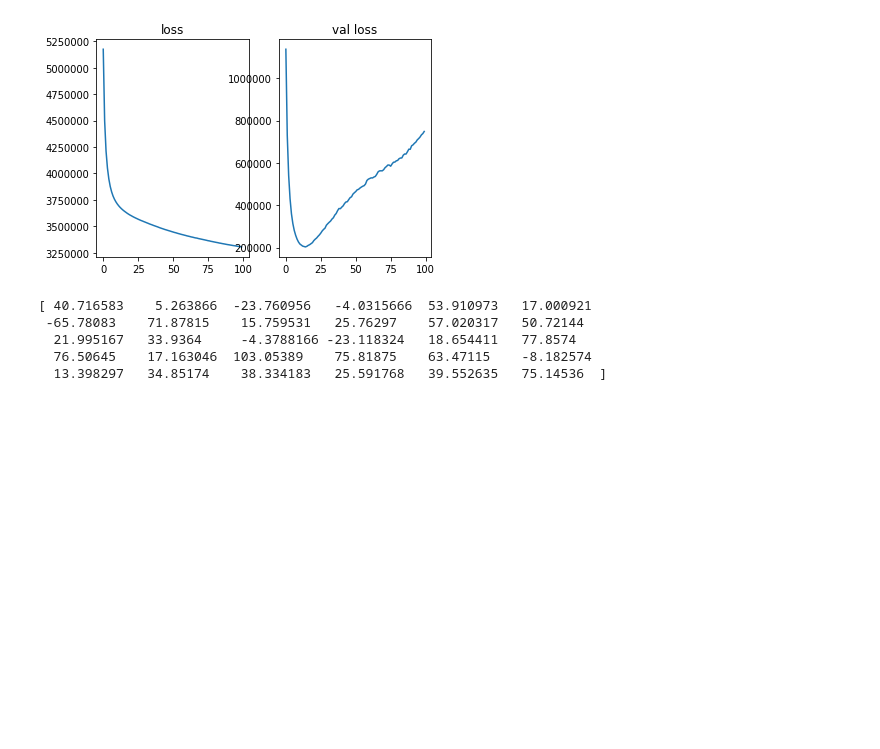
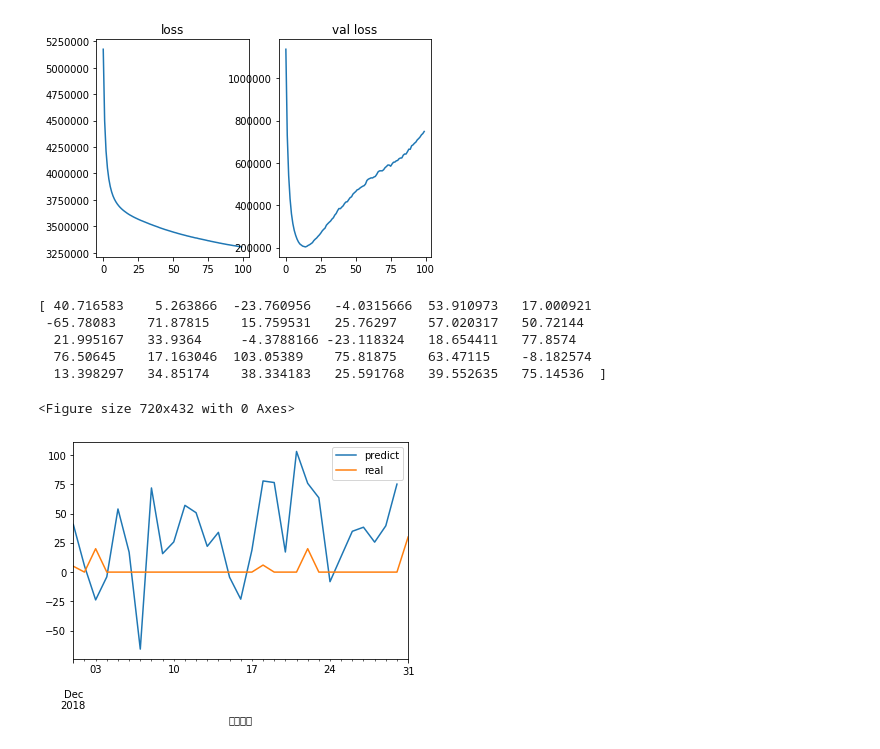
Before and after one commit to Jeremy35689/Visual-Analysis-midterm-project, a Jupyter notebook: VA Midterm Project.ipynb, the cells around one changed output. Drawn from its saved outputs; the diff is of its cells as text; code cells hidden in the pictures; blank space fills up the shorter version.

Commit message:
plot

```diff
--- a/VA Midterm Project.ipynb
+++ b/VA Midterm Project.ipynb
@@ -477,6 +477,6 @@ Epoch 100/100
 # %%
 model.save('stock_DNN_model.h5')
 # %%
-test = model.evaluate(valX, valY, batch_size=5)
-print("Test Result: ", test)
+test1 = model.evaluate(valX, valY, batch_size=5)
+print("Test Result: ", test1)
 # %% [output]
@@ -516,3 +516,21 @@ print(predict[0])
   21.995167   33.9364     -4.3788166 -23.118324   18.654411   77.8574
   76.50645    17.163046  103.05389    75.81875    63.47115    -8.182574
   13.398297   34.85174    38.334183   25.591768   39.552635   75.14536  ]
+# %%
+#plt.figure(figsize=(10, 6))
+#print(test)
+#test.plot()
+res = pd.DataFrame(columns = ['銷貨日期','sales'])
+for i in range(0,30):
+    res.loc[i,'sales'] = predict[0][i]
+    res.loc[i,'銷貨日期'] = test.index[i]
+
+res= res.set_index('銷貨日期')
+
+plt.figure(figsize=(10, 6))
+ax = res.plot()
+ax = test.plot(ax=ax)
+plt.legend(['predict','real']);
+# %% [output]
+<Figure size 720x432 with 0 Axes>
+[figure, added]
```
Also changed, not shown: parts of 1 cell of this notebook.
